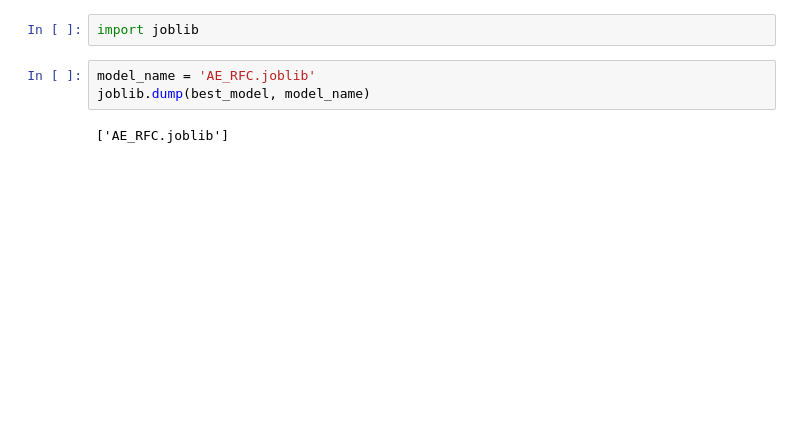
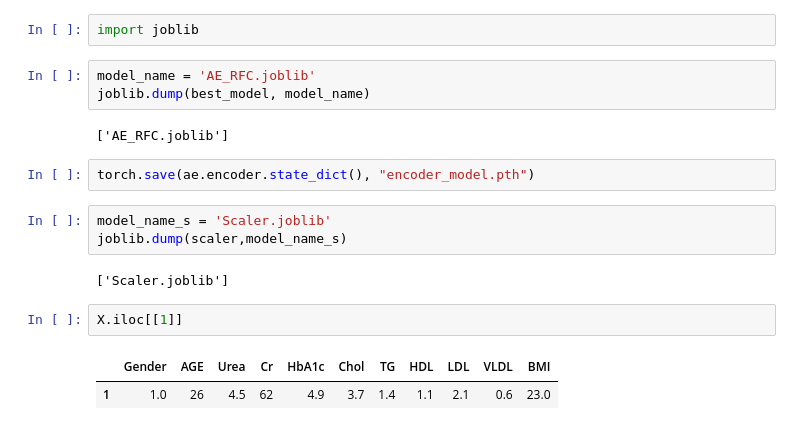
Before and after one commit to Saketh2611/Diabetes-Predictor, a Jupyter notebook: 2_Autoencoder_RFC_exp.ipynb, the cells around one changed output. Saved outputs shown, nothing was run; the diff lists cells and outputs as text; blank space fills up the shorter version.

```diff
--- a/2_Autoencoder_RFC_exp.ipynb
+++ b/2_Autoencoder_RFC_exp.ipynb
@@ -304,3 +304,15 @@ model_name = 'AE_RFC.joblib'
 joblib.dump(best_model, model_name)
 # %% [output]
 ['AE_RFC.joblib']
+# %%
+torch.save(ae.encoder.state_dict(), "encoder_model.pth")
+# %%
+model_name_s = 'Scaler.joblib'
+joblib.dump(scaler,model_name_s)
+# %% [output]
+['Scaler.joblib']
+# %%
+X.iloc[[1]]
+# %% [output]
+|  | Gender | AGE | Urea | Cr | HbA1c | Chol | TG | HDL | LDL | VLDL | BMI |
+| 1 | 1.0 | 26 | 4.5 | 62 | 4.9 | 3.7 | 1.4 | 1.1 | 2.1 | 0.6 | 23.0 |
```
Also changed, not shown: parts of 8 cells of this notebook.
